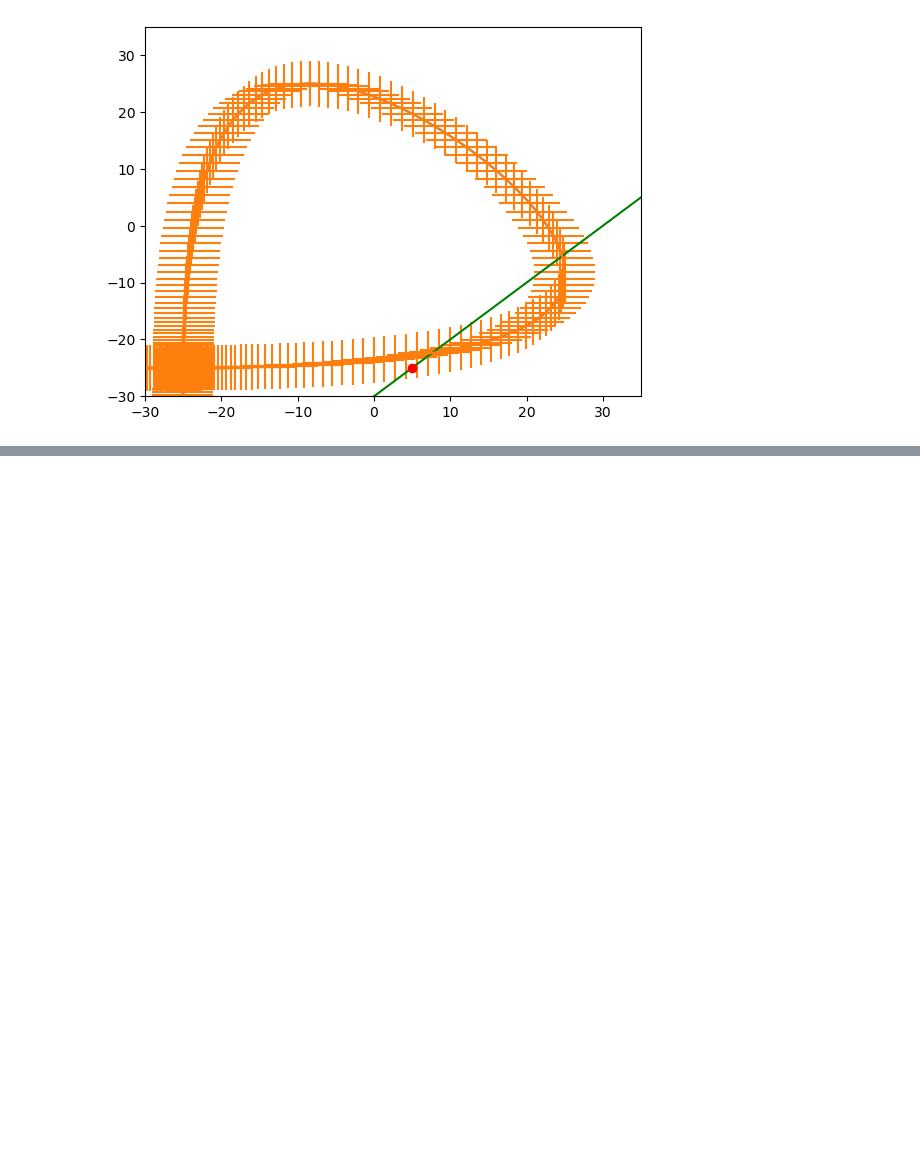
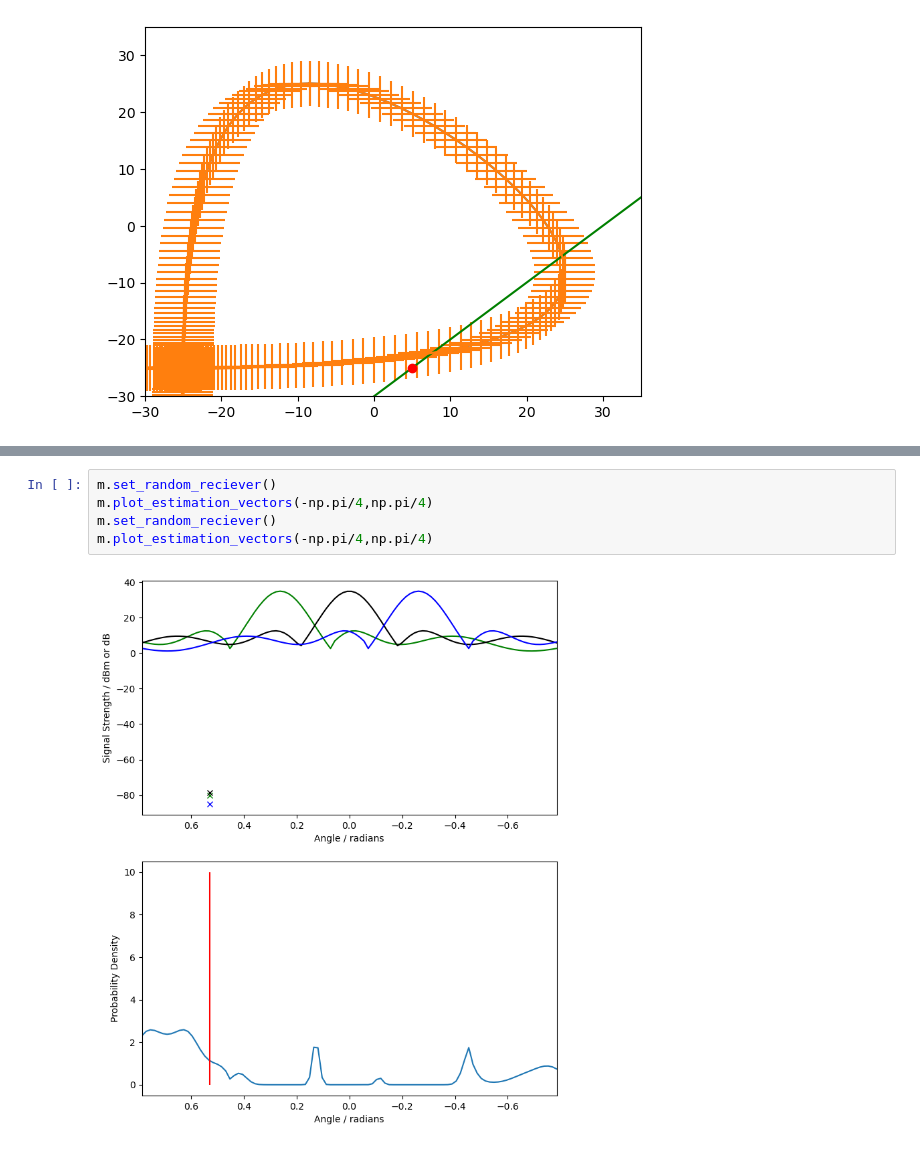
Before and after one commit to Aplefen1/BeeTrackingDiss, a Jupyter notebook: Angle Probability/diss_figures.ipynb, the cells around one changed output, grey strips where cells are left out. Drawn from its saved outputs; the diff is of its cells as text; blank space fills up the shorter version.

```diff
--- a/Angle Probability/diss_figures.ipynb
+++ b/Angle Probability/diss_figures.ipynb
@@ -131,0 +149,7 @@ If we do this over each angle, we get a likelihood for each angle. Then normalis
+# %%
+m.set_random_reciever()
+m.plot_estimation_vectors(-np.pi/4,np.pi/4)
+m.set_random_reciever()
+m.plot_estimation_vectors(-np.pi/4,np.pi/4)
+# %% [output]
+[figure, added]
```
Also changed, not shown: parts of 9 cells of this notebook, 5 other files.
